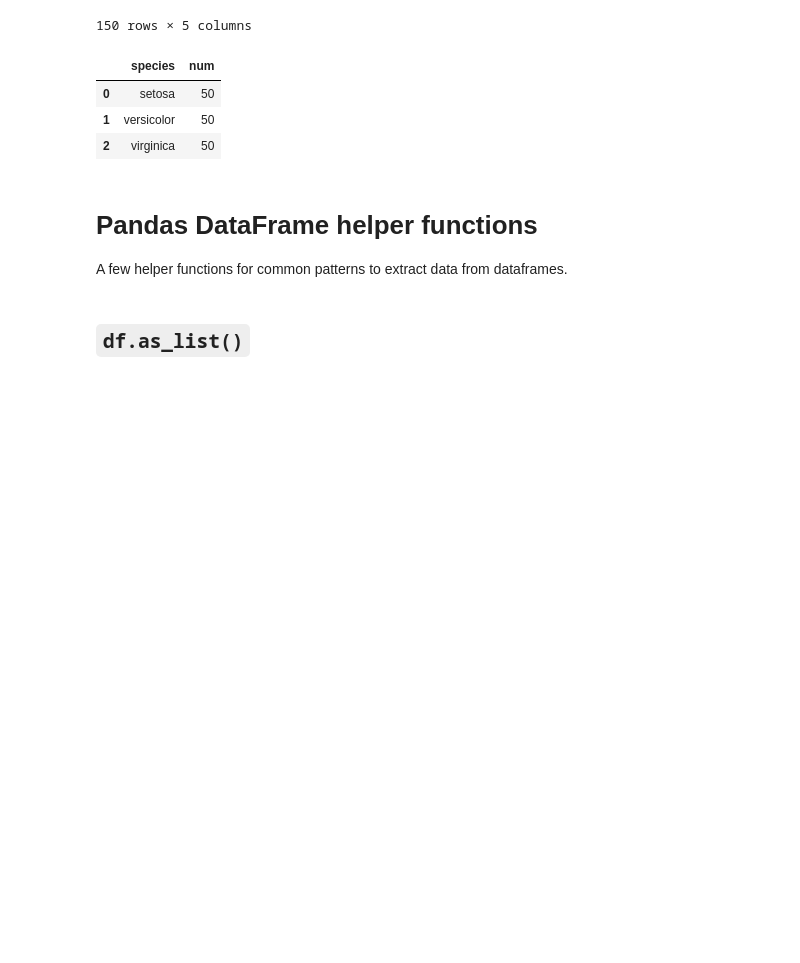
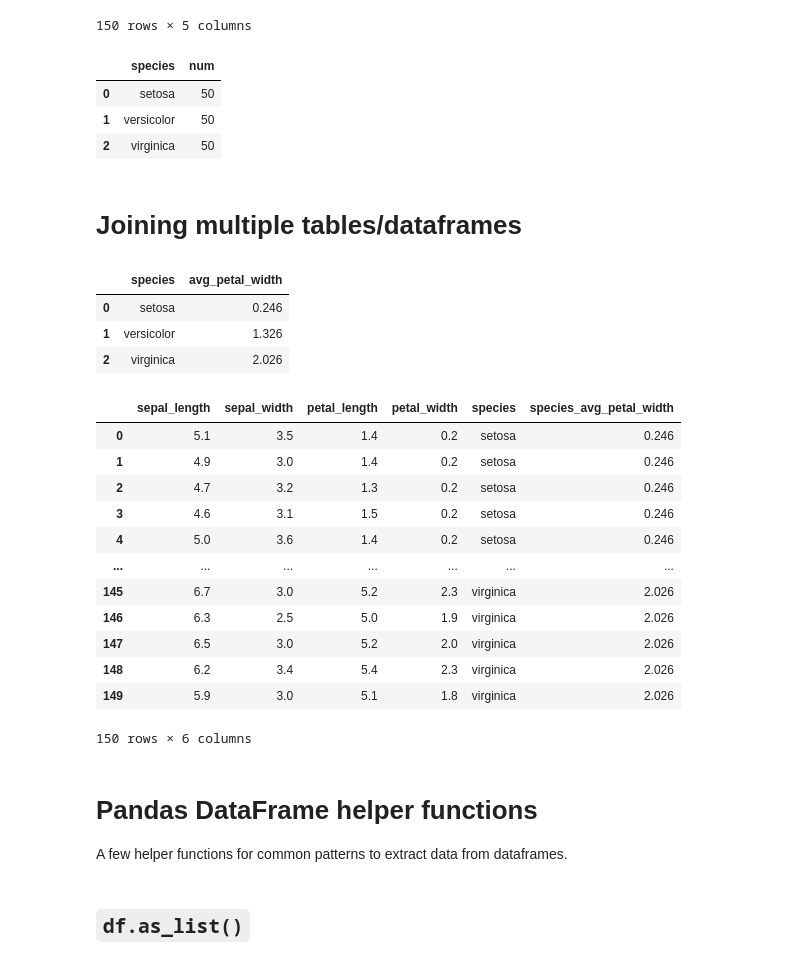
Before and after one commit to ajfriend/pdx, a Jupyter notebook: examples.ipynb, the cells around one changed output. Drawn from its saved outputs; the diff is of its cells as text; code cells hidden in the pictures; blank space fills up the shorter version.

```diff
--- a/examples.ipynb
+++ b/examples.ipynb
@@ -69,6 +69,57 @@ group by
 | 0 | setosa | 50 |
 | 1 | versicolor | 50 |
 | 2 | virginica | 50 |
+# %% [markdown]
+# Joining multiple tables/dataframes
+# %%
+s = """
+select
+    species,
+    avg(petal_width)
+        as avg_petal_width,
+from
+    tbl
+group by
+    1
+"""
+
+df2 = iris.sql(s)
+
+df2
+# %% [output]
+|  | species | avg_petal_width |
+| 0 | setosa | 0.246 |
+| 1 | versicolor | 1.326 |
+| 2 | virginica | 2.026 |
+# %%
+s = """
+select
+      iris.*
+    , df2.avg_petal_width
+        as species_avg_petal_width
+from
+    iris
+left join
+    df2
+on
+    iris.species = df2.species
+"""
+
+pdq.query(s, iris=iris, df2=df2)
+# %% [output]
+|  | sepal_length | sepal_width | petal_length | petal_width | species | species_avg_petal_width |
+| 0 | 5.1 | 3.5 | 1.4 | 0.2 | setosa | 0.246 |
+| 1 | 4.9 | 3.0 | 1.4 | 0.2 | setosa | 0.246 |
+| 2 | 4.7 | 3.2 | 1.3 | 0.2 | setosa | 0.246 |
+| 3 | 4.6 | 3.1 | 1.5 | 0.2 | setosa | 0.246 |
+| 4 | 5.0 | 3.6 | 1.4 | 0.2 | setosa | 0.246 |
+| ... | ... | ... | ... | ... | ... | ... |
+| 145 | 6.7 | 3.0 | 5.2 | 2.3 | virginica | 2.026 |
+| 146 | 6.3 | 2.5 | 5.0 | 1.9 | virginica | 2.026 |
+| 147 | 6.5 | 3.0 | 5.2 | 2.0 | virginica | 2.026 |
+| 148 | 6.2 | 3.4 | 5.4 | 2.3 | virginica | 2.026 |
+| 149 | 5.9 | 3.0 | 5.1 | 1.8 | virginica | 2.026 |
+150 rows × 6 columns
 # %% [markdown]
 # Pandas DataFrame helper functions
 
```
Also changed, not shown: parts of 3 cells of this notebook, 4 other files.
